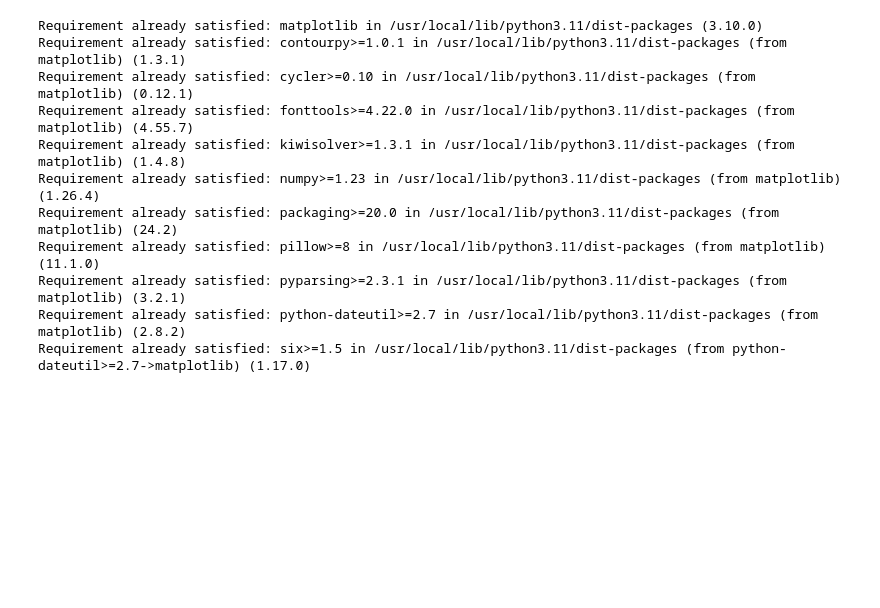
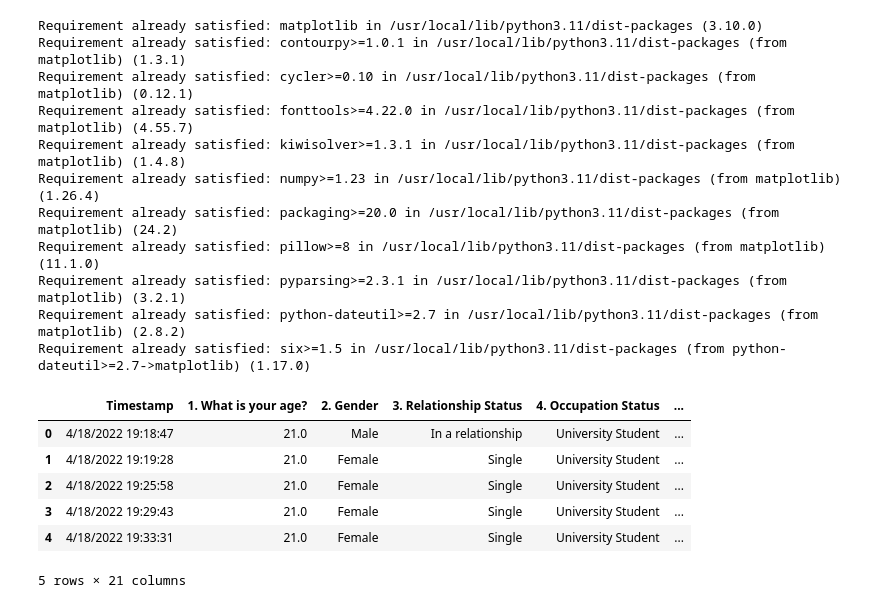
Before and after one commit to dhivarukha/task-bootcamp, a Jupyter notebook: Mental_Health_Data.ipynb, the cells around one changed output. Cells and saved outputs as stored; diff of their text form; code cells hidden in the pictures; blank space fills up the shorter version.

```diff
--- a/Mental_Health_Data.ipynb
+++ b/Mental_Health_Data.ipynb
@@ -16,0 +27,10 @@ Requirement already satisfied: six>=1.5 in /usr/local/lib/python3.11/dist-packag
+# %%
+data.head()
+# %% [output]
+|  | Timestamp | 1. What is your age? | 2. Gender | 3. Relationship Status | 4. Occupation Status | ... |
+| 0 | 4/18/2022 19:18:47 | 21.0 | Male | In a relationship | University Student | ... |
+| 1 | 4/18/2022 19:19:28 | 21.0 | Female | Single | University Student | ... |
+| 2 | 4/18/2022 19:25:58 | 21.0 | Female | Single | University Student | ... |
+| 3 | 4/18/2022 19:29:43 | 21.0 | Female | Single | University Student | ... |
+| 4 | 4/18/2022 19:33:31 | 21.0 | Female | Single | University Student | ... |
+5 rows × 21 columns
```
Also changed, not shown: parts of 8 cells of this notebook.
